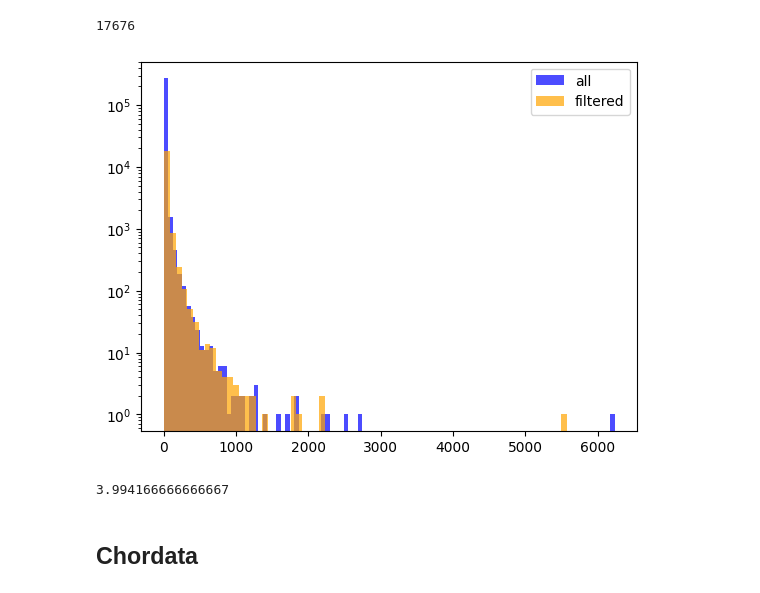
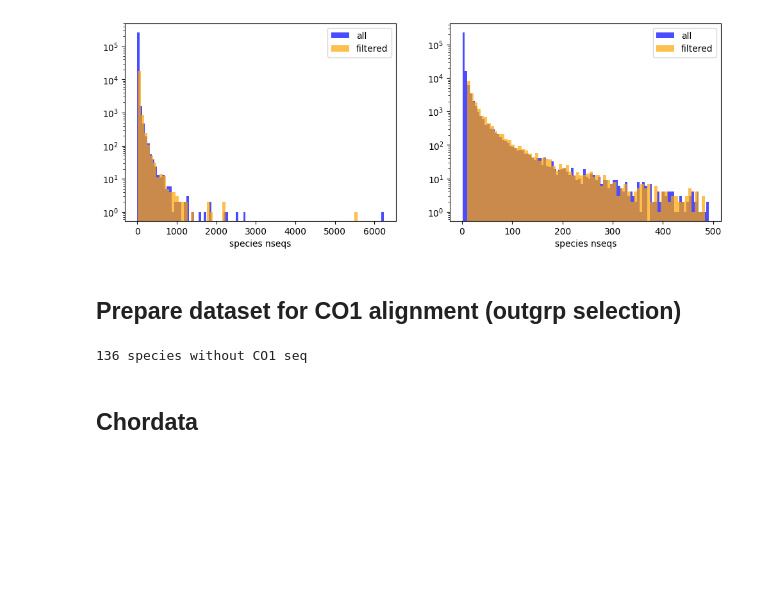
Before and after one commit to mitoclub/nemu-pipeline, a Jupyter notebook: notebooks/prepare_beasts_datasets.ipynb, the cells around one changed output. Saved outputs shown, nothing was run; the diff lists cells and outputs as text; code cells hidden in the pictures; blank space fills up the shorter version.

Commit message:
prepare dataset: decrease priority

```diff
--- a/notebooks/prepare_beasts_datasets.ipynb
+++ b/notebooks/prepare_beasts_datasets.ipynb
@@ -14,3 +52,5 @@ import tqdm
 # %%
 genes = ['A6', 'A8', 'CO1', 'CO2', 'CO3', 'Cytb', 'ND1', 'ND2', 'ND3', 'ND4', 'ND4L', 'ND5', 'ND6']
 phylum = "Arthropoda"
+seqs_arth = collect_phylum_seqs(phylum, "UNIQ", genes)
+len(seqs_arth)
@@ -70,0 +57,4 @@ dtype: int64
+# %%
+seqs_arth_filtered = filter_seqs(seqs_arth)
+print(f"nseqs = {len(seqs_arth_filtered)}, nspecies: {len(set([x.split('__')[1] for x in seqs_arth_filtered.keys()]))}", end="\n\n")
+print(pd.Series(Counter([x.split("__")[0] for x in seqs_arth_filtered.keys()])))
@@ -70,0 +78,21 @@ dtype: int64
+# %%
+plt.figure(figsize=(12, 4))
+plt.subplot(121)
+plt.hist([len(v) for v in seqs_arth.values()], bins=100, alpha=0.7, label="all", color="blue")
+plt.hist([len(v) for v in seqs_arth_filtered.values()], bins=70, alpha=0.7, label="filtered", color="orange")
+plt.yscale("log")
+plt.xlabel("species nseqs")
+plt.legend()
+
+plt.subplot(122)
+plt.hist([len(v) for v in seqs_arth.values() if len(v) < 500], bins=100, alpha=0.7, label="all", color="blue")
+plt.hist([len(v) for v in seqs_arth_filtered.values() if len(v) < 500], bins=70, alpha=0.7, label="filtered", color="orange")
+plt.yscale("log")
+plt.xlabel("species nseqs")
+plt.legend()
+
+plt.show()
+# %% [output]
+[figure, added]
+# %% [markdown]
+## Prepare dataset for CO1 alignment (outgrp selection)
@@ -71,19 +101,7 @@ dtype: int64
 # %%
-len(set([x.split("__")[1] for x in seqs_filtered.keys()]))
+print(len(set([x.split("__")[1] for x in seqs_arth_filtered.keys()]).difference([x.split("__")[1] for x in arth_aln.keys()])), "species without CO1 seq")
 # %% [output]
-17676
+136 species without CO1 seq
-# %%
-plt.hist([len(v) for v in seqs.values()], bins=100, alpha=0.7, label="all", color="blue")
-plt.hist([len(v) for v in seqs_filtered.values()], bins=70, alpha=0.7, label="filtered", color="orange")
-plt.yscale("log")
-plt.legend()
-plt.show()
-# %% [output]
-[figure, removed]
-# %%
-19172 / 60 / 80
-# %% [output]
-3.994166666666667
 # %% [markdown]
 ## Chordata
 # %%
```
Also changed, not shown: parts of 8 cells of this notebook.
